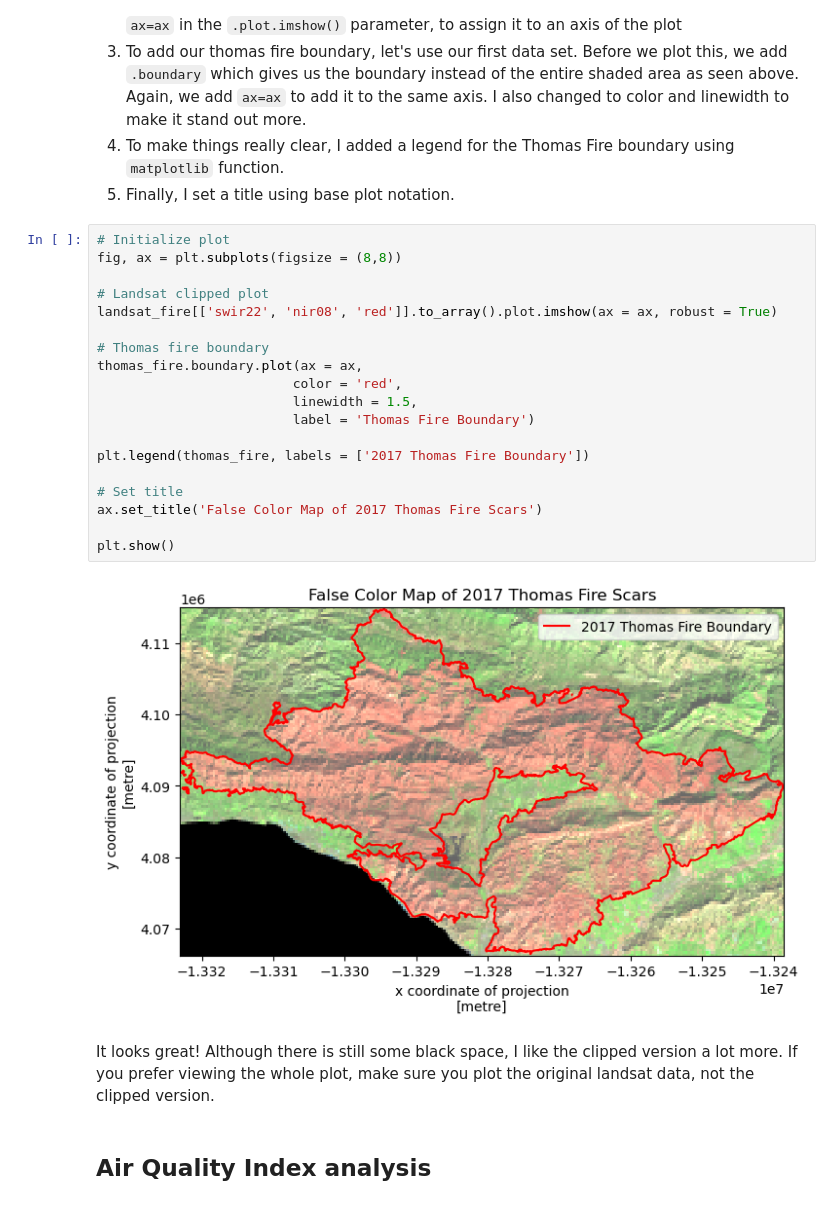
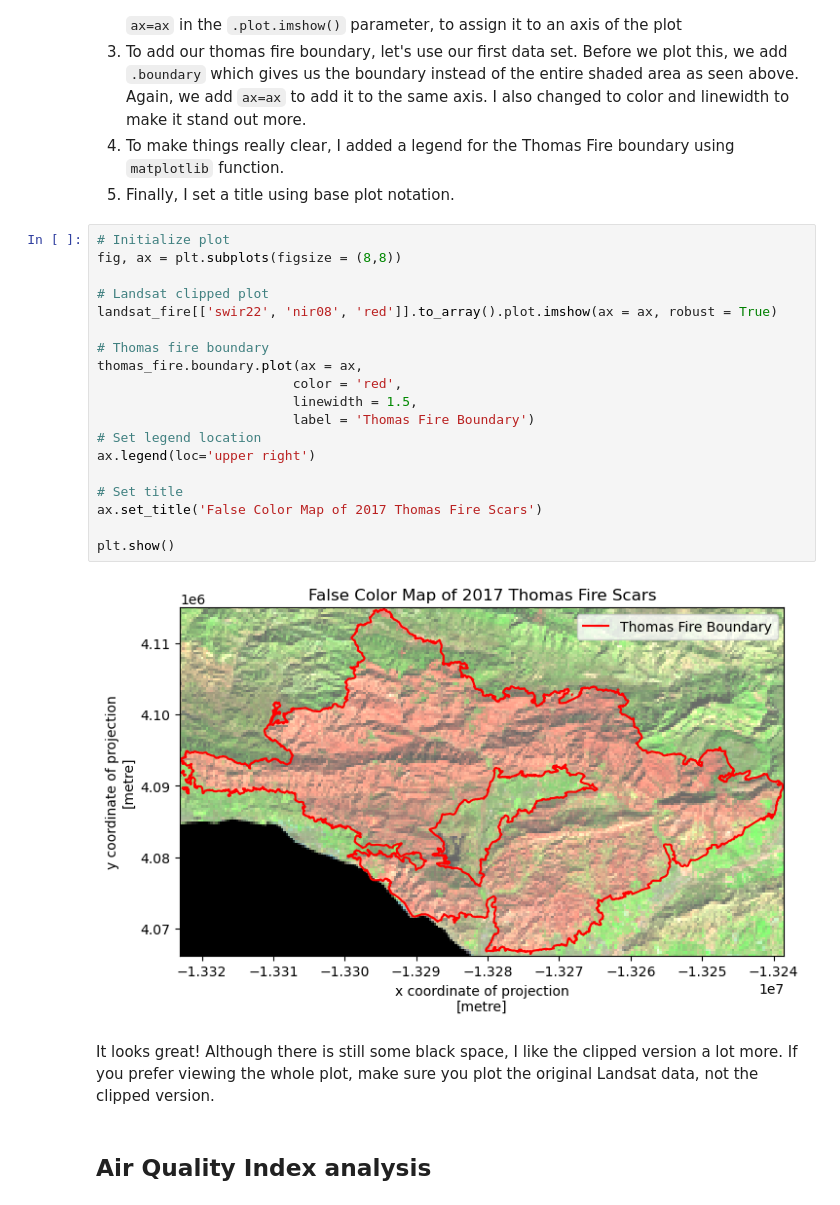
Before and after one commit to mmyiv/mmyiv.github.io, a Jupyter notebook: blogpost/thomas_fire/blogpost_yiv (1).ipynb, the cells around one changed output. Cells and saved outputs as stored; diff of their text form.

```diff
--- a/blogpost/thomas_fire/blogpost_yiv.ipynb
+++ b/blogpost/thomas_fire/blogpost_yiv (1).ipynb
@@ -230,26 +227,26 @@ Let's go through this step by step:
 # %%
 # Initialize plot
 fig, ax = plt.subplots(figsize = (8,8))
 
 # Landsat clipped plot
 landsat_fire[['swir22', 'nir08', 'red']].to_array().plot.imshow(ax = ax, robust = True)
 
 # Thomas fire boundary
 thomas_fire.boundary.plot(ax = ax,
                          color = 'red',
                          linewidth = 1.5,
                          label = 'Thomas Fire Boundary')
-
-plt.legend(thomas_fire, labels = ['2017 Thomas Fire Boundary'])
+# Set legend location
+ax.legend(loc='upper right')
 
 # Set title
 ax.set_title('False Color Map of 2017 Thomas Fire Scars')
 
 plt.show()
 # %% [output]
-[figure, old version]
+[figure, new version]
 # %% [markdown]
-It looks great! Although there is still some black space, I like the clipped version a lot more. If you prefer viewing the whole plot, make sure you plot the original landsat data, not the clipped version.
+It looks great! Although there is still some black space, I like the clipped version a lot more. If you prefer viewing the whole plot, make sure you plot the original Landsat data, not the clipped version.
 # %% [markdown]
 ## Air Quality Index analysis
 # %% [markdown]
```
Also changed, not shown: parts of 18 cells of this notebook, 12 other files.
